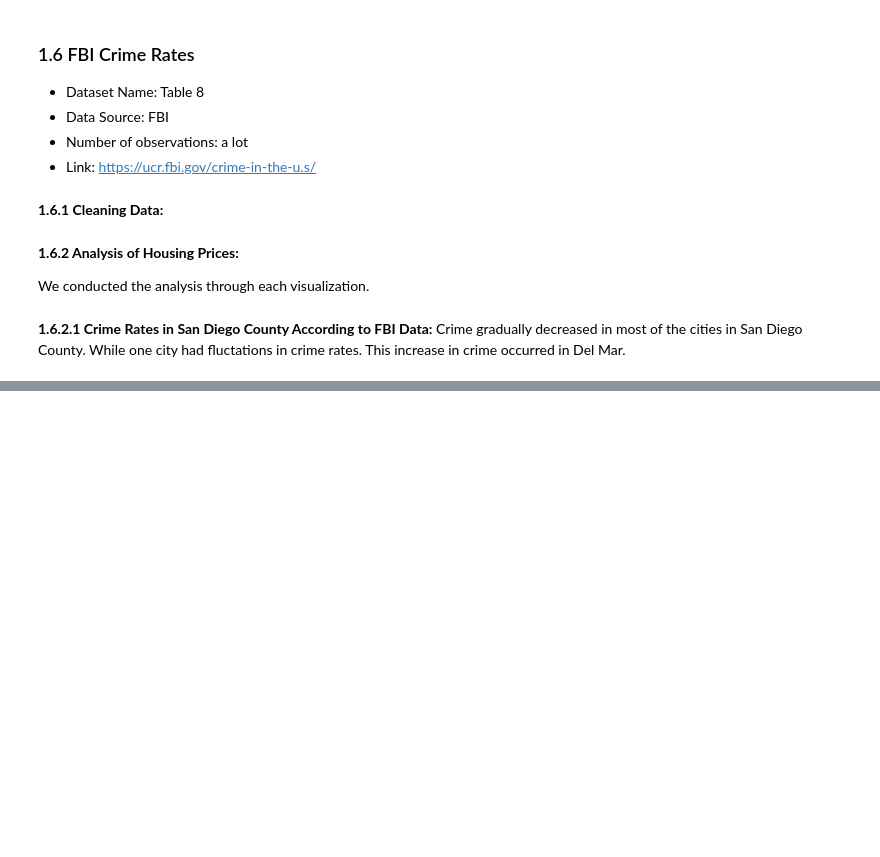
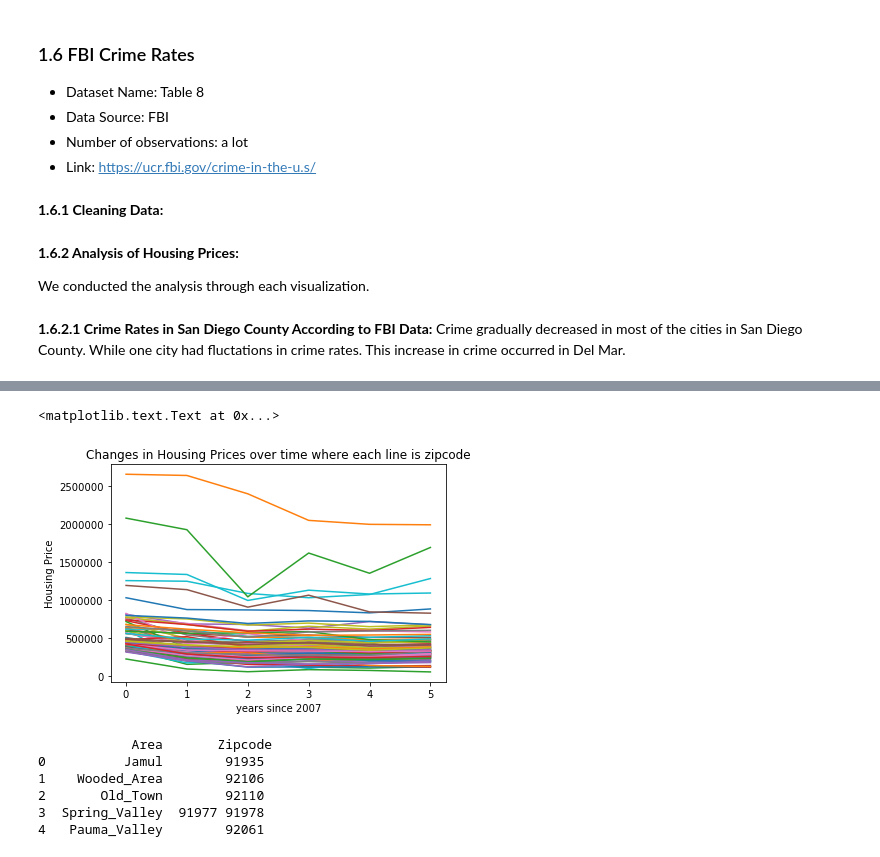
Before and after one commit to AbenaBonsu/Pr_057, a Jupyter notebook: extra.ipynb, the cells around one changed output, grey strips where cells are left out. Drawn from its saved outputs; the diff is of its cells as text; code cells hidden in the pictures; blank space fills up the shorter version.

```diff
--- a/extra.ipynb
+++ b/extra.ipynb
@@ -210,0 +192,32 @@ plt.show()
+# %%
+
+
+#load data from h5
+h5_file = '../COGS108-Gentrification/cogs108.h5'
+#reading data
+with h5py.File(h5_file, 'r') as h5:
+    dset = h5['hp']
+    #_ = plt.plot(dset[:][:])
+    hp = []
+    hp.append(dset[:][:])
+# %%
+
+plt.plot(hp[:][0])
+plt.xlabel('years since 2007')
+plt.ylabel('Housing Price')
+plt.title('Changes in Housing Prices over time where each line is zipcode')
+# %% [output]
+<matplotlib.text.Text at 0x...>
+[figure, added]
+# %%
+# fbicr
+dfzip = pd.read_csv('../COGS108-Gentrification/area_zip_dict.csv')
+
+print(dfzip.head(5))
+# %% [output]
+            Area       Zipcode
+0          Jamul        91935
+1    Wooded_Area        92106
+2       Old_Town        92110
+3  Spring_Valley  91977 91978
+4   Pauma_Valley        92061
```
Also changed, not shown: parts of 15 cells of this notebook, 2 other files.
